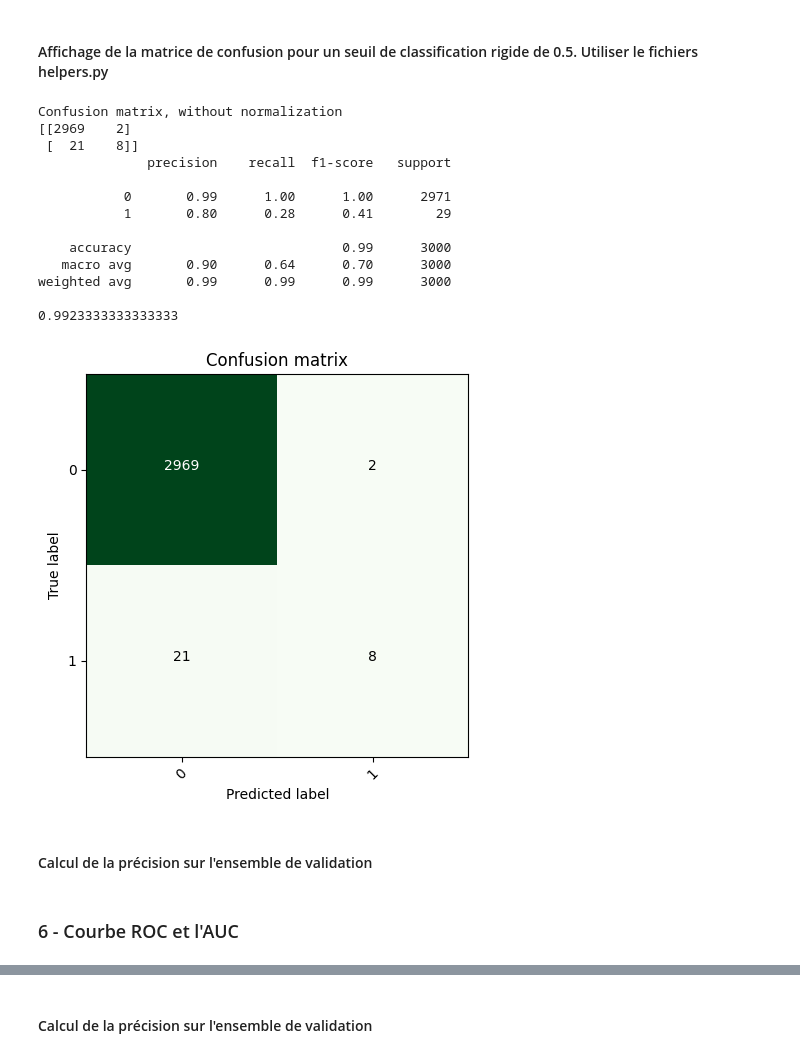
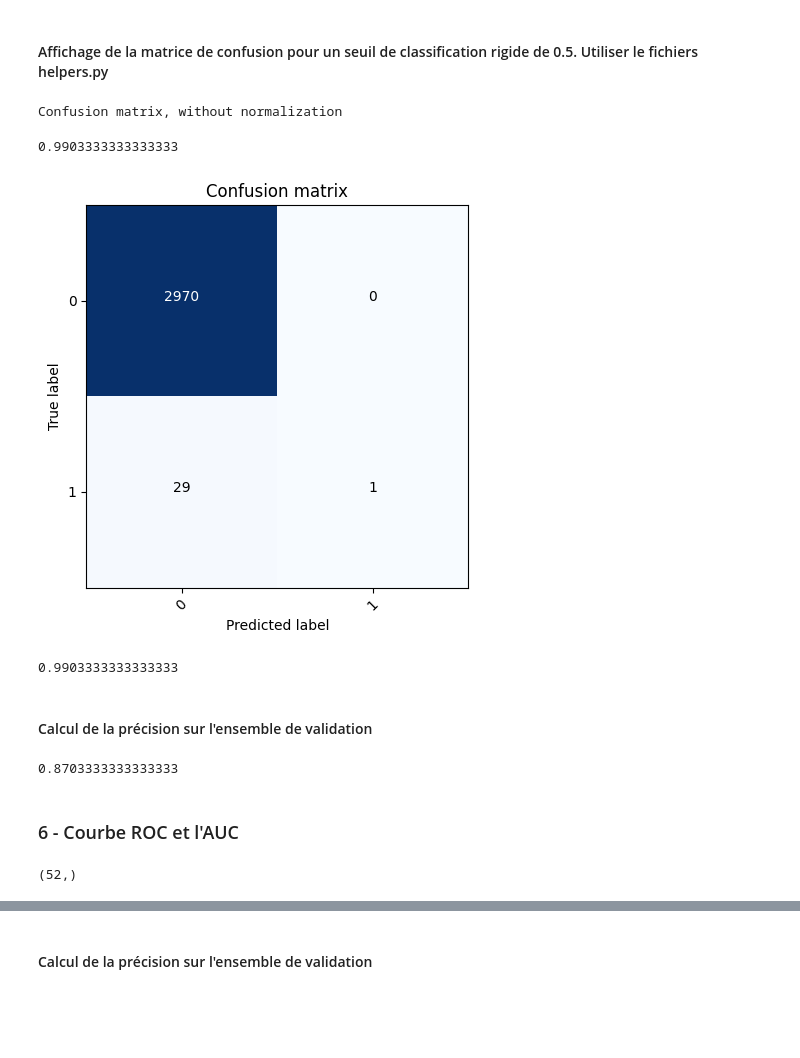
Before and after one commit to rennyatwork/CegepSteFoy_IA, a Jupyter notebook: 05_MachineLearning/2022_12_06/420-A52-SF-gr-10084-main/nbs/13-evaluation-models-classification/13-A1-metriques-classification.ipynb, the cells around one changed output, grey strips where cells are left out. Drawn from its saved outputs; the diff is of its cells as text; code cells hidden in the pictures; blank space fills up the shorter version.

```diff
--- a/05_MachineLearning/2022_12_06/420-A52-SF-gr-10084-main/nbs/13-evaluation-models-classification/13-A1-metriques-classification.ipynb
+++ b/05_MachineLearning/2022_12_06/420-A52-SF-gr-10084-main/nbs/13-evaluation-models-classification/13-A1-metriques-classification.ipynb
@@ -61,6 +75,4 @@ Séparation des données en train (40%), validation (30%) et test (30%)
 </strong>
 # %%
 from sklearn.model_selection import train_test_split
-X_train, X_test, y_train, y_test = train_test_split(X, y, test_size=0.3, random_state=2020)
-
-X_train, X_val, y_train, y_val = train_test_split(X, y, test_size=3/7, random_state=2020)
+X_train, X_t1, y_train, y_t1 = train_test_split(X, y, train_size=0.4, random_state=2020, stratify=y)
@@ -66,0 +85,3 @@ X_train, X_val, y_train, y_val = train_test_split(X, y, test_size=3/7, random_st
+# %%
+
+X_val, X_test, y_val, y_test = train_test_split(X_t1, y_t1, test_size=0.5, random_state=2020, stratify=y_t1)
@@ -179,29 +215,45 @@ plt.yticks(())
 # %%
 from sklearn.metrics import classification_report, confusion_matrix, accuracy_score
 from helpers import plot_confusion_matrix as hlp
 
-y_pred = model.predict(X_test_poly)
-matrix = confusion_matrix(y_test, y_pred)
-plot_confusion_matrix(matrix, classes=(0,1), normalize=False, cmap=plt.cm.Greens)
-print(matrix)
-print(classification_report(y_test, y_pred))
-print(accuracy_score(y_test, y_pred))
+threshold = 0.5
+#threshold = 0.015
+## probabilidade entre 0 e 1
+#y_val_pred_proba = model.predict_proba(X_val_poly)[:, 1]
+
+model = LogisticRegression()
+model.fit(X_train, y_train)
+y_val_pred_proba = model.predict_proba(X_val)[:, 1]
+
+## 0 ou 1
+y_val_pred_label = y_val_pred_proba > threshold ## rigidification
+
+y_val_pred_label=y_val_pred_label
+
+conf = confusion_matrix(y_val, y_val_pred_label)
+conf
+plot_confusion_matrix(conf, classes=['0', '1'])
+
+accuracy_score(y_val, y_val_pred_label)
+#y_pred = model.predict(X_test_poly)
+#matrix = confusion_matrix(y_test, y_pred)
+#plot_confusion_matrix(matrix, classes=(0,1), normalize=False, cmap=plt.cm.Greens)
+#print(matrix)
+#print(classification_report(y_test, y_pred))
+#print(accuracy_score(y_test, y_pred))
 # %% [output]
 Confusion matrix, without normalization
-[[2969    2]
- [  21    8]]
-              precision    recall  f1-score   support
-
-           0       0.99      1.00      1.00      2971
-           1       0.80      0.28      0.41        29
-
-    accuracy                           0.99      3000
-   macro avg       0.90      0.64      0.70      3000
-weighted avg       0.99      0.99      0.99      3000
-
-0.9923333333333333
+0.9903333333333333
-[figure, old version]
+[figure, new version]
+# %%
+accuracy_score(y_val, y_val_pred_label)
+# %% [output]
+0.9903333333333333
 # %% [markdown]
 #### Calcul de la précision sur l'ensemble de validation
+# %%
+accuracy_score(y_val, y_val_pred_label)
+# %% [output]
+0.8703333333333333
 # %% [markdown]
 ### 6 - Courbe ROC et l'AUC
@@ -207,0 +262,4 @@ weighted avg       0.99      0.99      0.99      3000
+# %%
+tpr.shape
+# %% [output]
+(52,)
```
Also changed, not shown: parts of 26 cells of this notebook.
